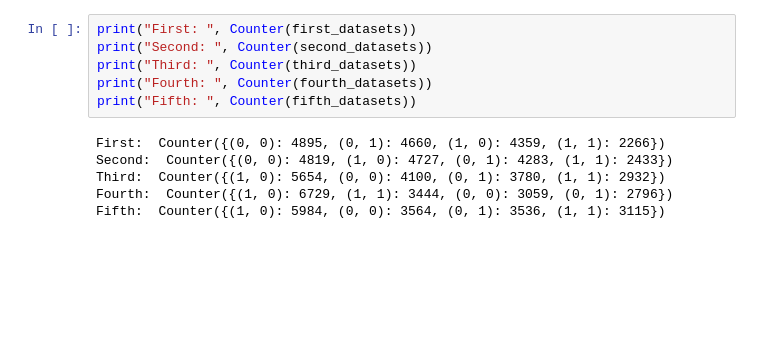
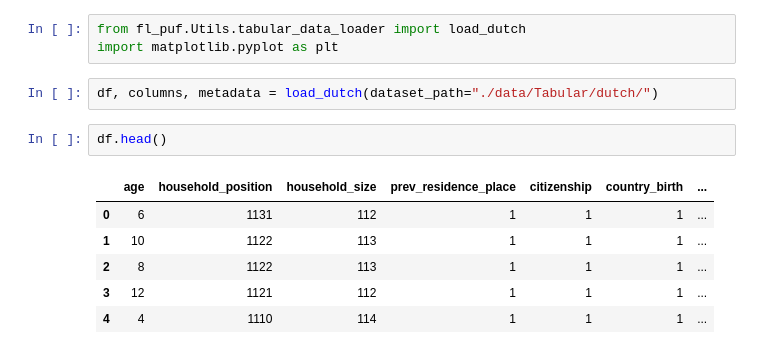
Before and after one commit to lucacorbucci/PUFFLE, a Jupyter notebook: study.ipynb, the cells around one changed output. Drawn from its saved outputs; the diff is of its cells as text; blank space fills up the shorter version.

```diff
--- a/study.ipynb
+++ b/study.ipynb
@@ -1027,12 +1,14 @@ Mean Accuracy 0.8096276521682739
-# %%
-print("First: ", Counter(first_datasets))
-print("Second: ", Counter(second_datasets))
-print("Third: ", Counter(third_datasets))
-print("Fourth: ", Counter(fourth_datasets))
-print("Fifth: ", Counter(fifth_datasets))
-# %% [output]
-First:  Counter({(0, 0): 4895, (0, 1): 4660, (1, 0): 4359, (1, 1): 2266})
-Second:  Counter({(0, 0): 4819, (1, 0): 4727, (0, 1): 4283, (1, 1): 2433})
-Third:  Counter({(1, 0): 5654, (0, 0): 4100, (0, 1): 3780, (1, 1): 2932})
-Fourth:  Counter({(1, 0): 6729, (1, 1): 3444, (0, 0): 3059, (0, 1): 2796})
-Fifth:  Counter({(1, 0): 5984, (0, 0): 3564, (0, 1): 3536, (1, 1): 3115})
+# %%
+from fl_puf.Utils.tabular_data_loader import load_dutch
+import matplotlib.pyplot as plt
+# %%
+df, columns, metadata = load_dutch(dataset_path="./data/Tabular/dutch/")
+# %%
+df.head()
+# %% [output]
+|  | age | household_position | household_size | prev_residence_place | citizenship | country_birth | ... |
+| 0 | 6 | 1131 | 112 | 1 | 1 | 1 | ... |
+| 1 | 10 | 1122 | 113 | 1 | 1 | 1 | ... |
+| 2 | 8 | 1122 | 113 | 1 | 1 | 1 | ... |
+| 3 | 12 | 1121 | 112 | 1 | 1 | 1 | ... |
+| 4 | 4 | 1110 | 114 | 1 | 1 | 1 | ... |
```
Also changed, not shown: parts of 11 cells of this notebook, 3 other files.
